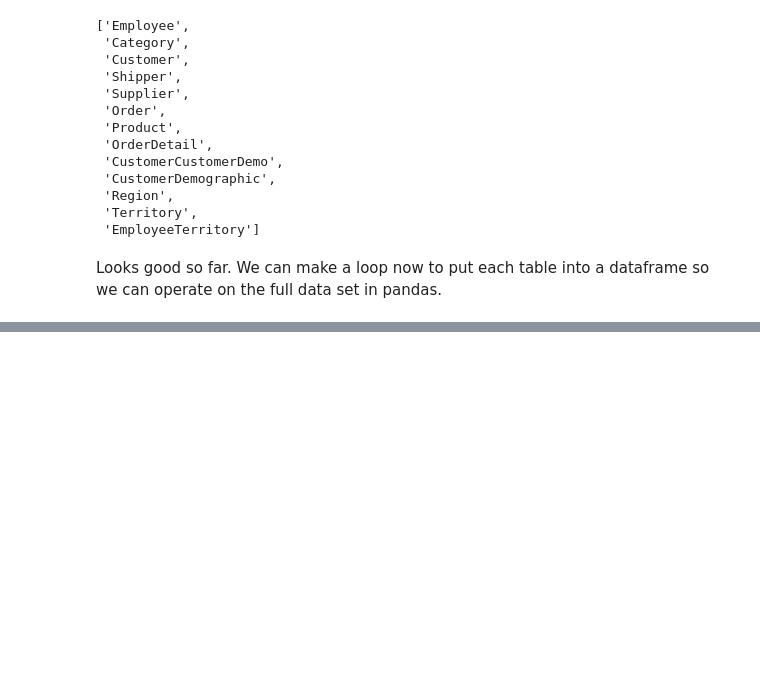
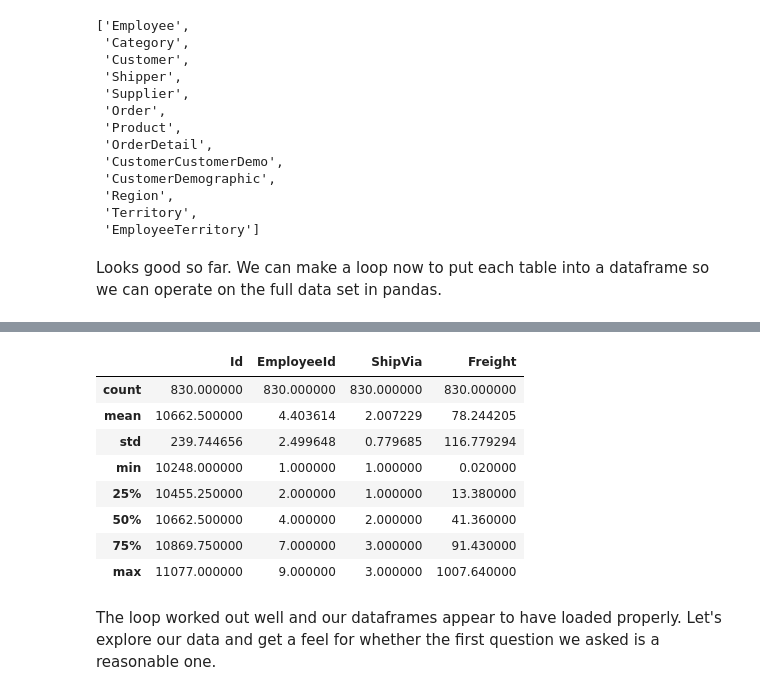
Before and after one commit to MissAle17/dsc-2-final-project-online-ds-sp-000, a Jupyter notebook: Mod2_Project_v2.ipynb, the cells around one changed output, grey strips where cells are left out. Drawn from its saved outputs; the diff is of its cells as text; code cells hidden in the pictures; blank space fills up the shorter version.

```diff
--- a/Mod2_Project_v2.ipynb
+++ b/Mod2_Project_v2.ipynb
@@ -73,0 +82,14 @@ Order_df.head()
+# %%
+Order_df.describe()
+# %% [output]
+|  | Id | EmployeeId | ShipVia | Freight |
+| count | 830.000000 | 830.000000 | 830.000000 | 830.000000 |
+| mean | 10662.500000 | 4.403614 | 2.007229 | 78.244205 |
+| std | 239.744656 | 2.499648 | 0.779685 | 116.779294 |
+| min | 10248.000000 | 1.000000 | 1.000000 | 0.020000 |
+| 25% | 10455.250000 | 2.000000 | 1.000000 | 13.380000 |
+| 50% | 10662.500000 | 4.000000 | 2.000000 | 41.360000 |
+| 75% | 10869.750000 | 7.000000 | 3.000000 | 91.430000 |
+| max | 11077.000000 | 9.000000 | 3.000000 | 1007.640000 |
+# %% [markdown]
+The loop worked out well and our dataframes appear to have loaded properly.  Let's explore our data and get a feel for whether the first question we asked is a reasonable one.
```
Also changed, not shown: parts of 2 cells of this notebook.
